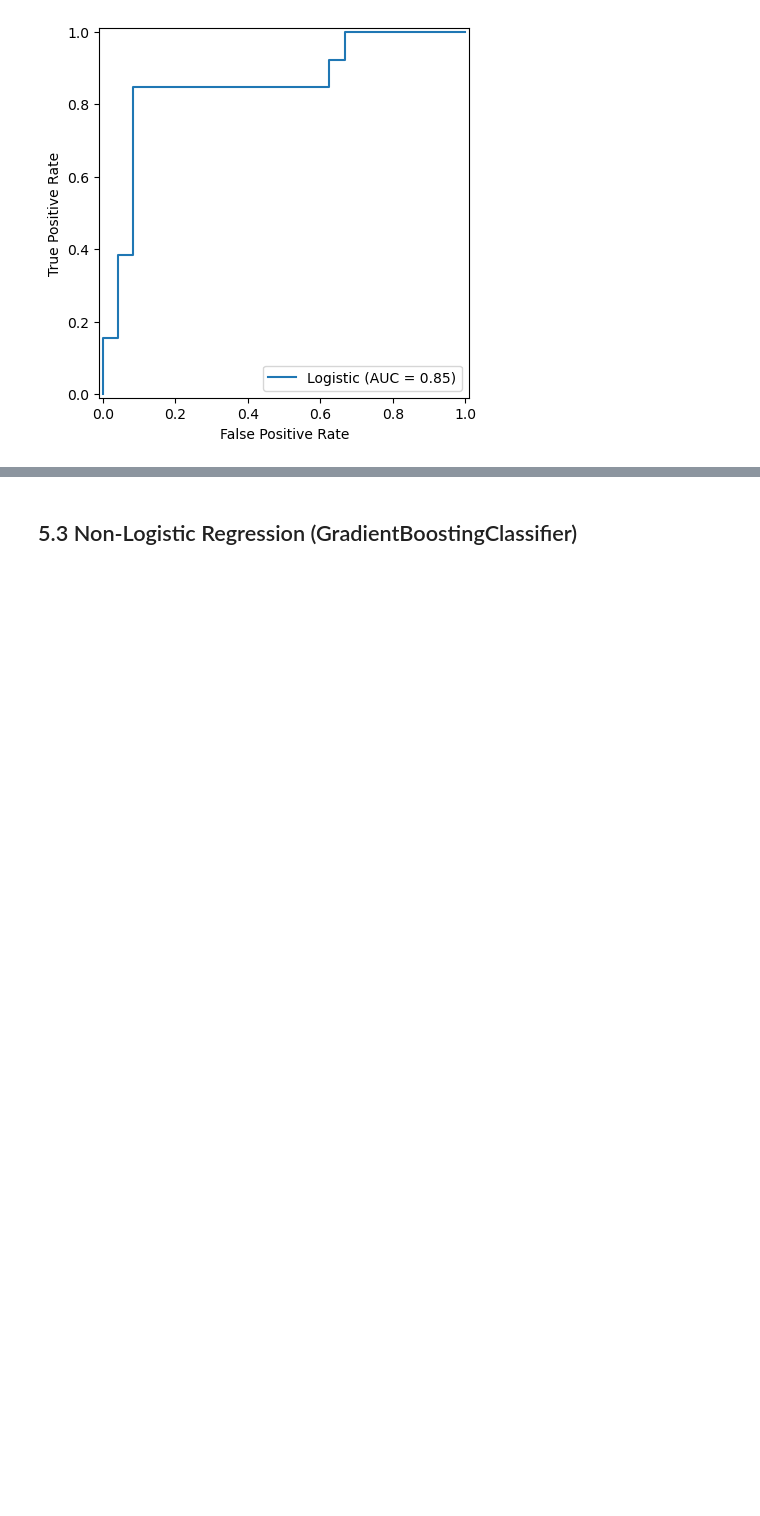
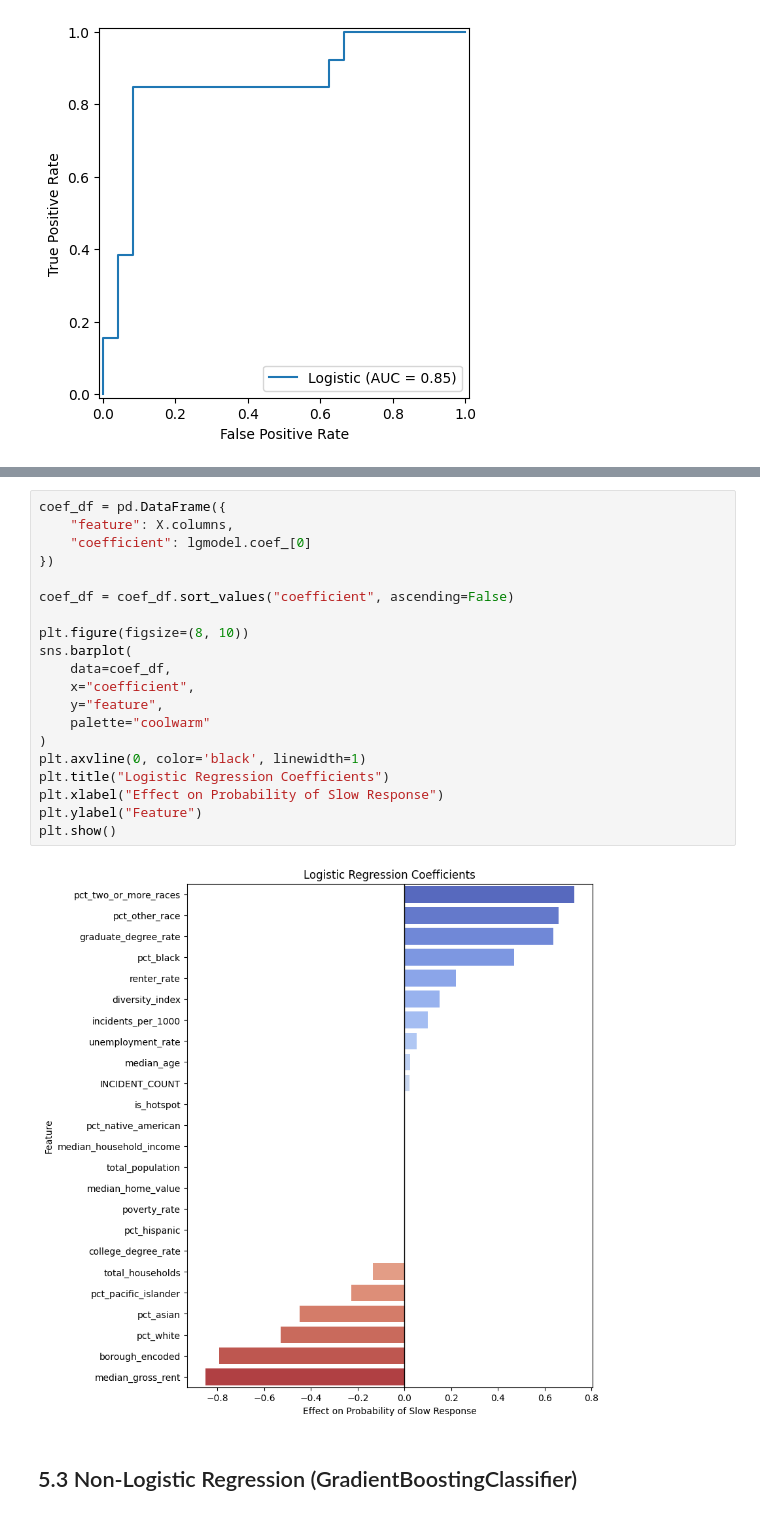
Before and after one commit to Python-Programming-DS/term-project-group_4, a Jupyter notebook: final_project.ipynb, the cells around one changed output, grey strips where cells are left out. Cells and saved outputs as stored; diff of their text form; blank space fills up the shorter version.

```diff
--- a/final_project.ipynb
+++ b/final_project.ipynb
@@ -1314,3 +1341,25 @@ plt.show()
+# %%
+coef_df = pd.DataFrame({
+    "feature": X.columns,
+    "coefficient": lgmodel.coef_[0]
+})
+
+coef_df = coef_df.sort_values("coefficient", ascending=False)
+
+plt.figure(figsize=(8, 10))
+sns.barplot(
+    data=coef_df,
+    x="coefficient",
+    y="feature",
+    palette="coolwarm"
+)
+plt.axvline(0, color='black', linewidth=1)
+plt.title("Logistic Regression Coefficients")
+plt.xlabel("Effect on Probability of Slow Response")
+plt.ylabel("Feature")
+plt.show()
+# %% [output]
+[figure, added]
 # %% [markdown]
 ## 5.3 Non-Logistic Regression (GradientBoostingClassifier)
 # %%
```
Also changed, not shown: parts of 11 cells of this notebook.
